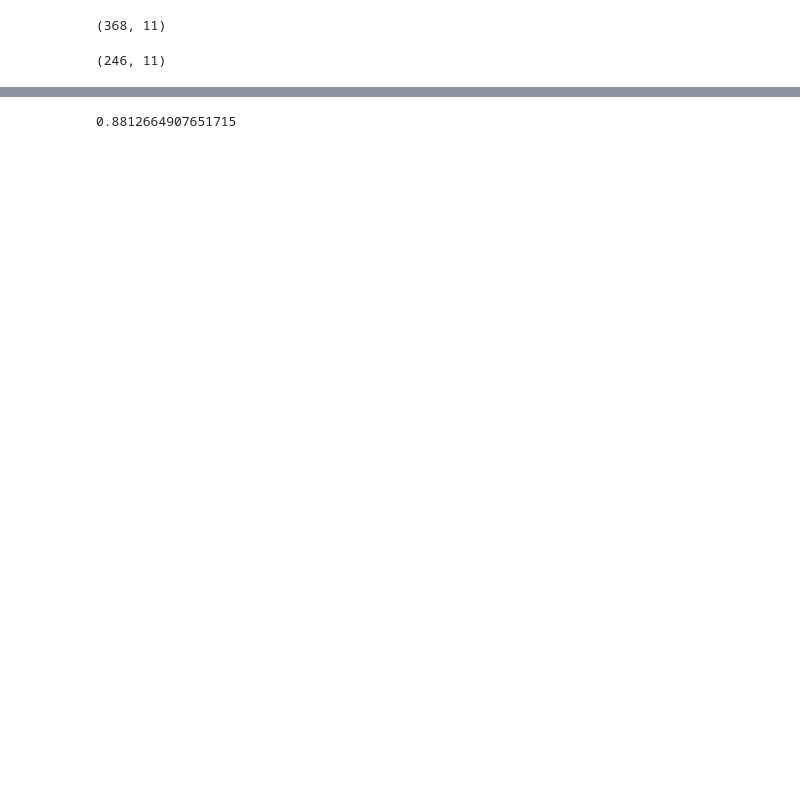
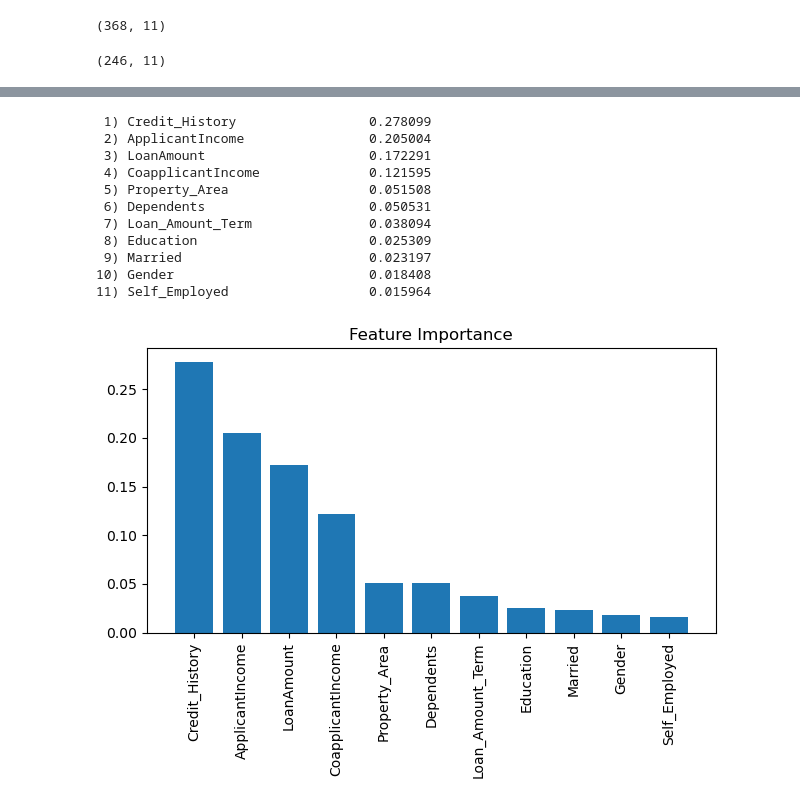
Before and after one commit to JYT8899/Tin100, a Jupyter notebook: tin100.ipynb, the cells around one changed output, grey strips where cells are left out. Drawn from its saved outputs; the diff is of its cells as text; code cells hidden in the pictures; blank space fills up the shorter version.

```diff
--- a/tin100.ipynb
+++ b/tin100.ipynb
@@ -175,9 +199,49 @@ Fitting 5 folds for each of 6 candidates, totalling 30 fits
+# %%
+feat_labels = np.array(train.columns)
+
+forest = RandomForestClassifier(n_estimators=500,
+                                random_state=1,
+                                n_jobs=-1)
+
+forest.fit(x_train, y_train)
+importances = forest.feature_importances_
+
+indices = np.argsort(importances)[::-1]
+
+# Print results on screen
+for f in range(x_train.shape[1]):
+    print("%2d) %-*s %f" % (f + 1, 30,
+                            feat_labels[indices[f]],
+                            importances[indices[f]]))
+
+plt.title('Feature Importance')
+plt.bar(range(x_train.shape[1]),
+        importances[indices],
+        align='center')
+
+plt.xticks(range(x_train.shape[1]),
+           feat_labels[indices], rotation=90)
+plt.xlim([-1, x_train.shape[1]])
+plt.tight_layout()
+plt.show()
+# %% [output]
+ 1) Credit_History                 0.278099
+ 2) ApplicantIncome                0.205004
+ 3) LoanAmount                     0.172291
+ 4) CoapplicantIncome              0.121595
+ 5) Property_Area                  0.051508
+ 6) Dependents                     0.050531
+ 7) Loan_Amount_Term               0.038094
+ 8) Education                      0.025309
+ 9) Married                        0.023197
+10) Gender                         0.018408
+11) Self_Employed                  0.015964
+[figure, added]
 # %%
 clf = gs_r.best_estimator_
 # %%
 gs_r.score(x_test, y_test)
+prediction =  gs_r.predict(x_test)
-# %% [output]
-0.8812664907651715
 # %%
 model = clf.fit(x, y)
 pred = model.predict(test)
```
Also changed, not shown: parts of 13 cells of this notebook, 1 other file.
